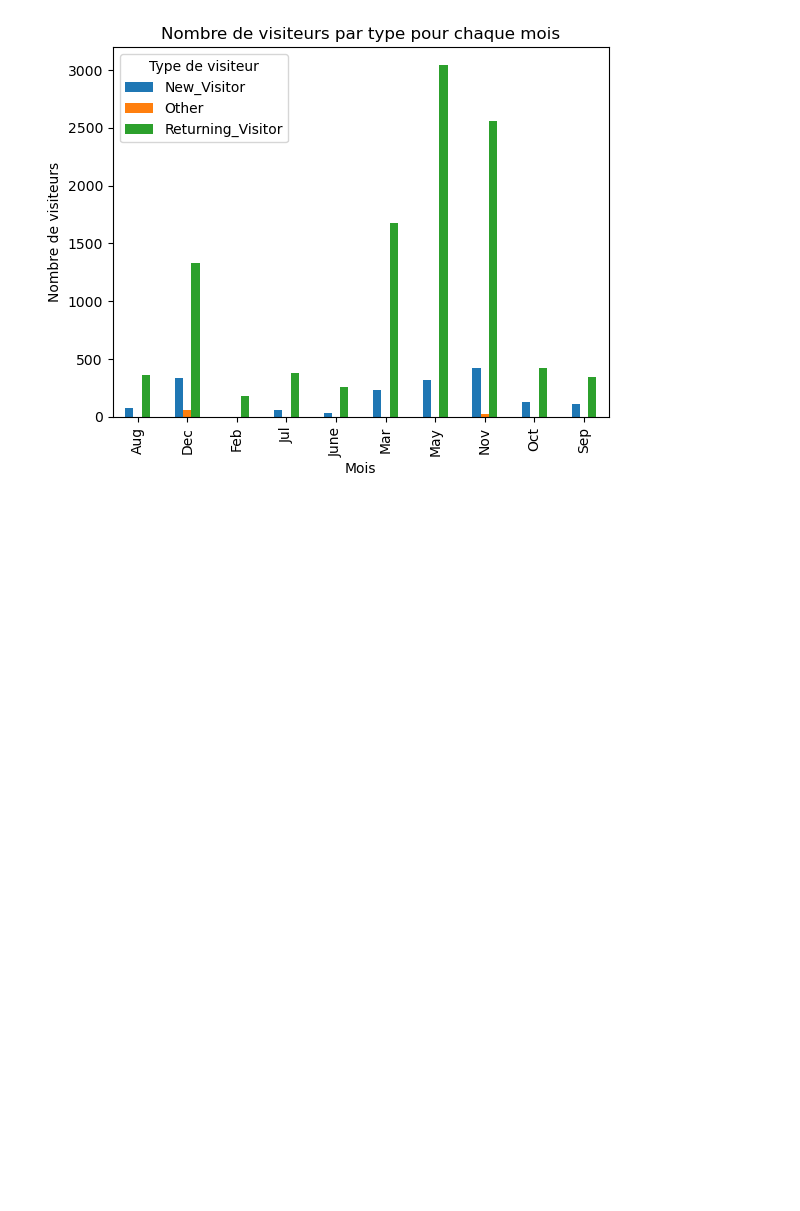
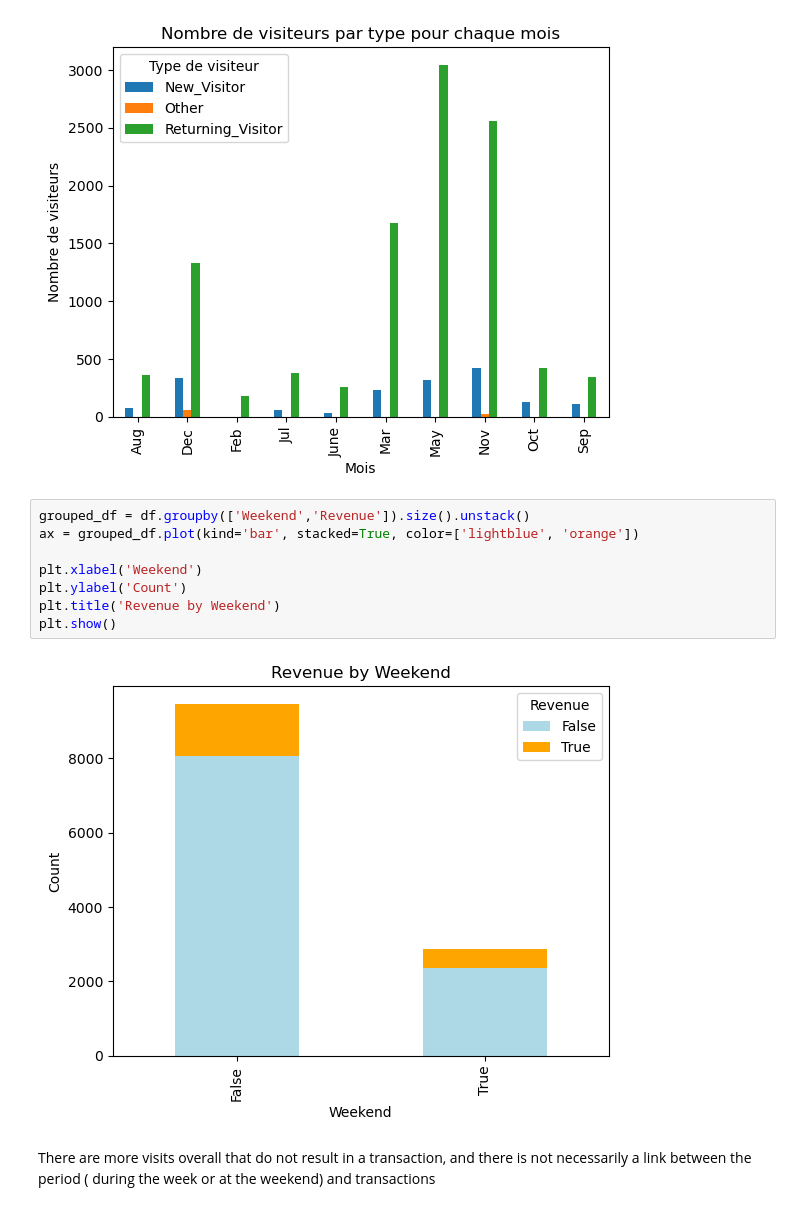
Before and after one commit to Redflyo/DataAnalysisProject, a Jupyter notebook: PROJET_PYTHON__Brouillon1.ipynb, the cells around one changed output. Saved outputs shown, nothing was run; the diff lists cells and outputs as text; blank space fills up the shorter version.

```diff
--- a/PROJET_PYTHON__Brouillon1.ipynb
+++ b/PROJET_PYTHON__Brouillon1.ipynb
@@ -106,3 +178,15 @@ plt.legend(title='Type de visiteur')
 plt.show()
 # %% [output]
 [figure]
+# %%
+grouped_df = df.groupby(['Weekend','Revenue']).size().unstack()
+ax = grouped_df.plot(kind='bar', stacked=True, color=['lightblue', 'orange'])
+
+plt.xlabel('Weekend')
+plt.ylabel('Count')
+plt.title('Revenue by Weekend')
+plt.show()
+# %% [output]
+[figure, added]
+# %% [markdown]
+There are more visits overall that do not result in a transaction, and there is not necessarily a link between the period ( during the week or at the weekend) and transactions
```
Also changed, not shown: parts of 22 cells of this notebook, 1 other file.
